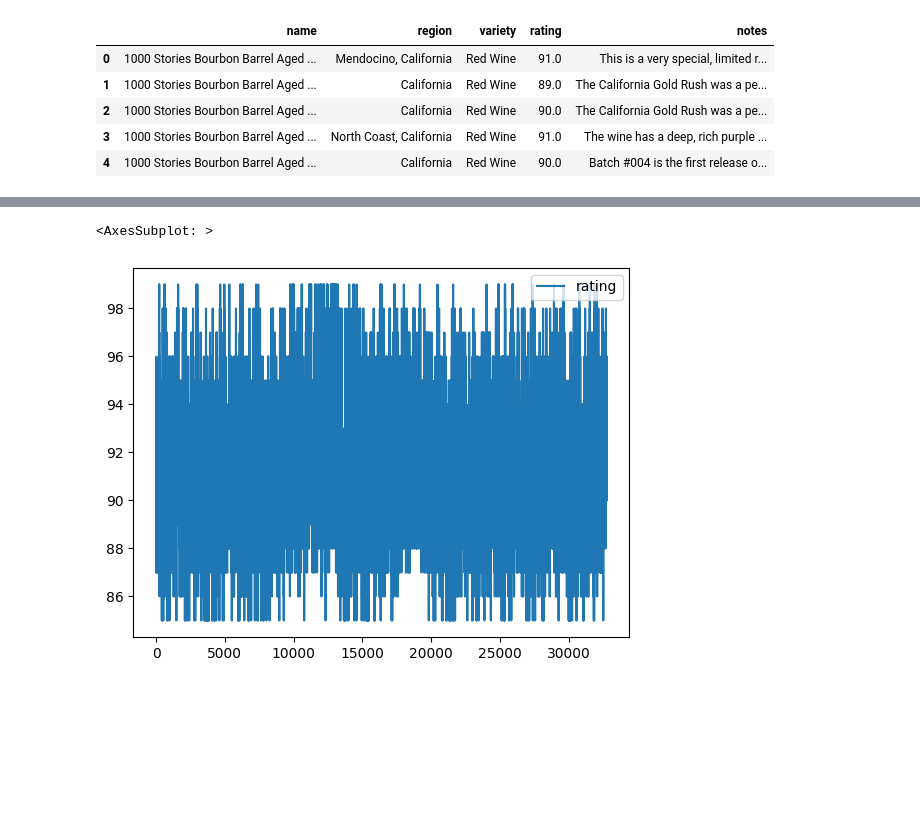
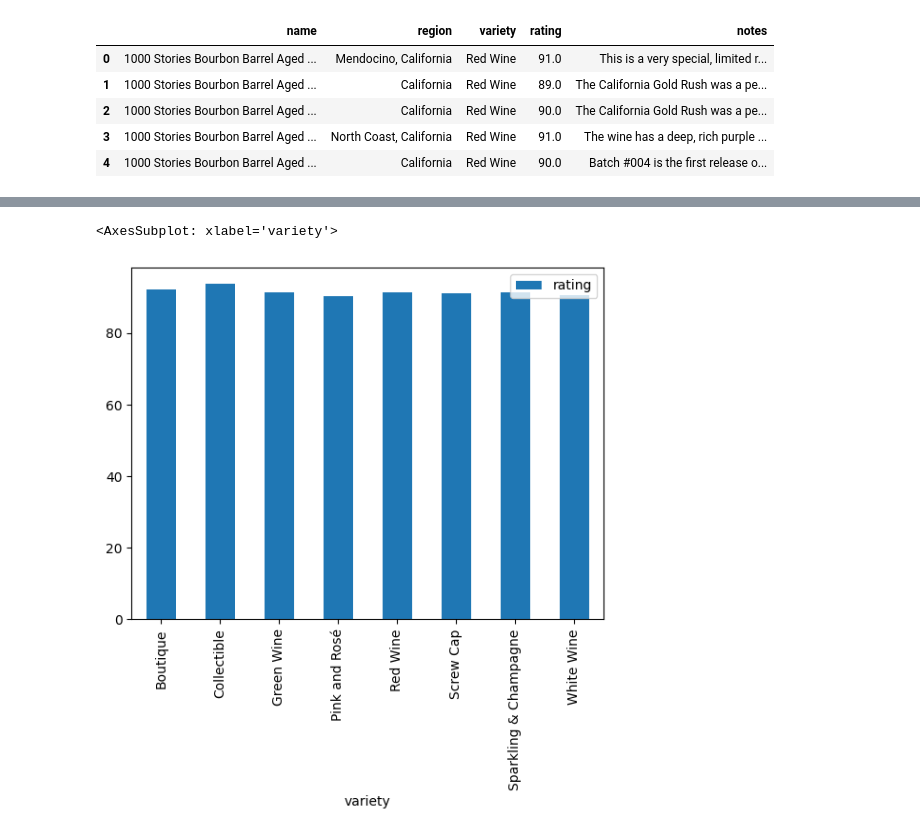
Before and after one commit to gdequeiroz/codespace-demo, a Jupyter notebook: pandas.ipynb, the cells around one changed output, grey strips where cells are left out. Drawn from its saved outputs; the diff is of its cells as text; code cells hidden in the pictures; blank space fills up the shorter version.

```diff
--- a/pandas.ipynb
+++ b/pandas.ipynb
@@ -84,7 +90,8 @@ df['rating'] = df['rating'].apply(lambda x: int(x))
-# %%
-df.plot()
-# %% [output]
-<AxesSubplot: >
-[figure, removed]
+# %%
+
+df.groupby("variety").mean().plot(kind="bar")
+# %% [output]
+<AxesSubplot: xlabel='variety'>
+[figure, added]
 # %%
 
```
Also changed, not shown: parts of 4 cells of this notebook.
